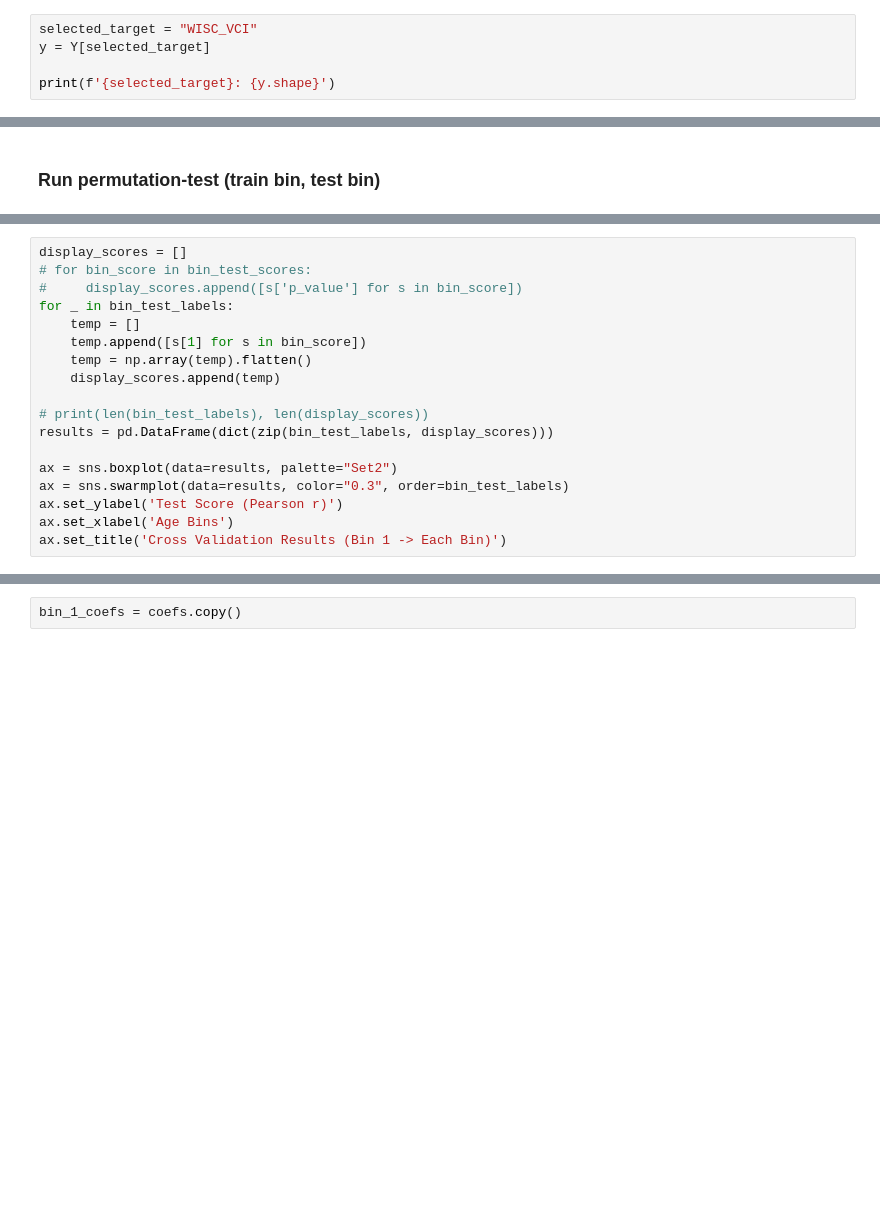
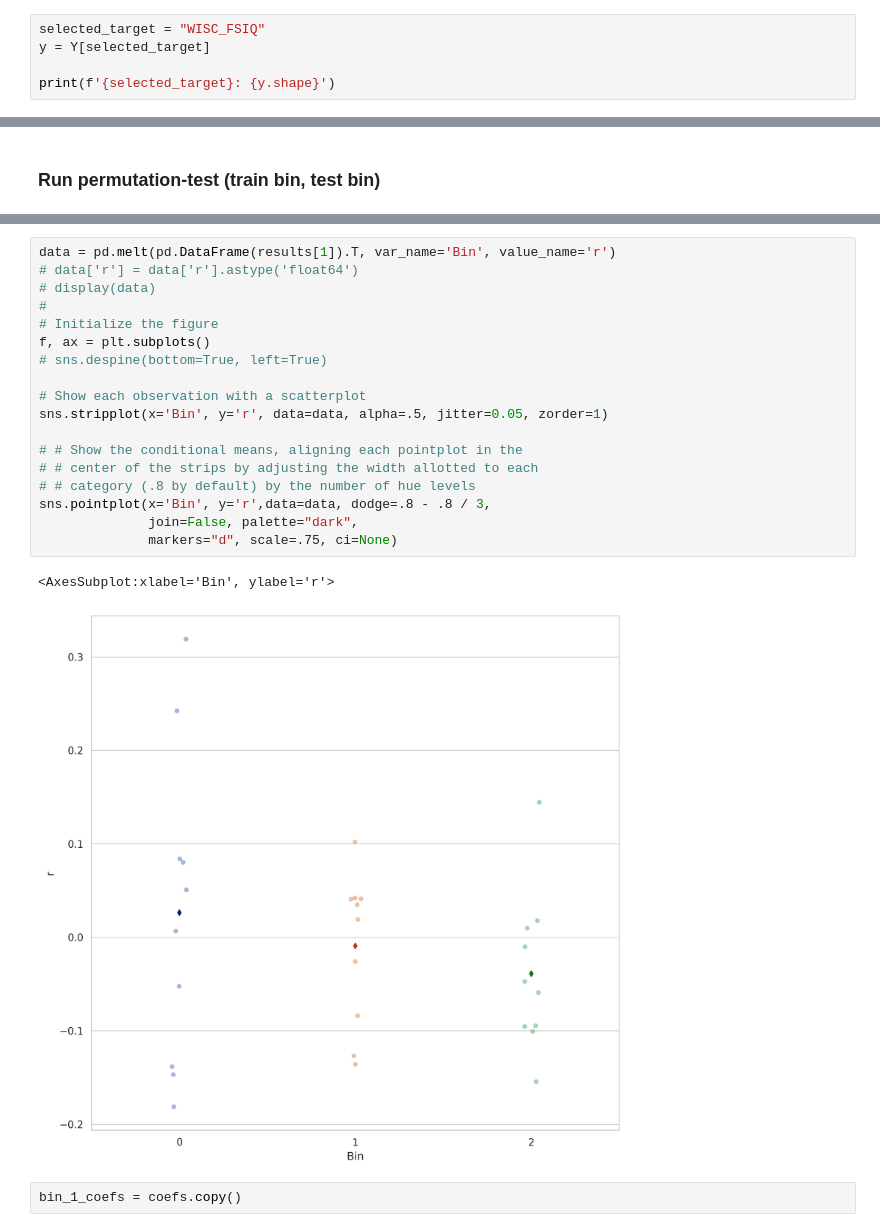
Before and after one commit to Brian-Pho/MSc_Research-Project, a Jupyter notebook: src/Models/Cross Prediction/Age.ipynb, the cells around one changed output, grey strips where cells are left out. Saved outputs shown, nothing was run; the diff lists cells and outputs as text; blank space fills up the shorter version.

Commit message:
Update permutation_test_score function

```diff
--- a/src/Models/Cross Prediction/Age.ipynb
+++ b/src/Models/Cross Prediction/Age.ipynb
@@ -39,7 +42,7 @@ from sklearn.pipeline import make_pipeline
 # %% [markdown]
 ## Run for one target, one age bin
 # %%
-selected_target = "WISC_VCI"
+selected_target = "WISC_FSIQ"
 y = Y[selected_target]
 
 print(f'{selected_target}: {y.shape}')
@@ -94,18 +104,0 @@ Wall time: 59.4 s
-# %%
-display_scores = []
-# for bin_score in bin_test_scores:
-#     display_scores.append([s['p_value'] for s in bin_score])
-for _ in bin_test_labels:
-    temp = []
-    temp.append([s[1] for s in bin_score])
-    temp = np.array(temp).flatten()
-    display_scores.append(temp)
-
-# print(len(bin_test_labels), len(display_scores))
-results = pd.DataFrame(dict(zip(bin_test_labels, display_scores)))
-
-ax = sns.boxplot(data=results, palette="Set2")
-ax = sns.swarmplot(data=results, color="0.3", order=bin_test_labels)
-ax.set_ylabel('Test Score (Pearson r)')
-ax.set_xlabel('Age Bins')
-ax.set_title('Cross Validation Results (Bin 1 -> Each Bin)')
@@ -116,3 +114,24 @@ Text(0.5, 1.0, 'Cross Validation Results (Bin 1 -> Each Bin)')
+# %%
+data = pd.melt(pd.DataFrame(results[1]).T, var_name='Bin', value_name='r')
+# data['r'] = data['r'].astype('float64')
+# display(data)
+#
+# Initialize the figure
+f, ax = plt.subplots()
+# sns.despine(bottom=True, left=True)
+
+# Show each observation with a scatterplot
+sns.stripplot(x='Bin', y='r', data=data, alpha=.5, jitter=0.05, zorder=1)
+
+# # Show the conditional means, aligning each pointplot in the
+# # center of the strips by adjusting the width allotted to each
+# # category (.8 by default) by the number of hue levels
+sns.pointplot(x='Bin', y='r',data=data, dodge=.8 - .8 / 3,
+              join=False, palette="dark",
+              markers="d", scale=.75, ci=None)
+# %% [output]
+<AxesSubplot:xlabel='Bin', ylabel='r'>
+[figure, added]
 # %%
 bin_1_coefs = coefs.copy()
 # %%
```
Also changed, not shown: parts of 6 cells of this notebook, 3 other files.
